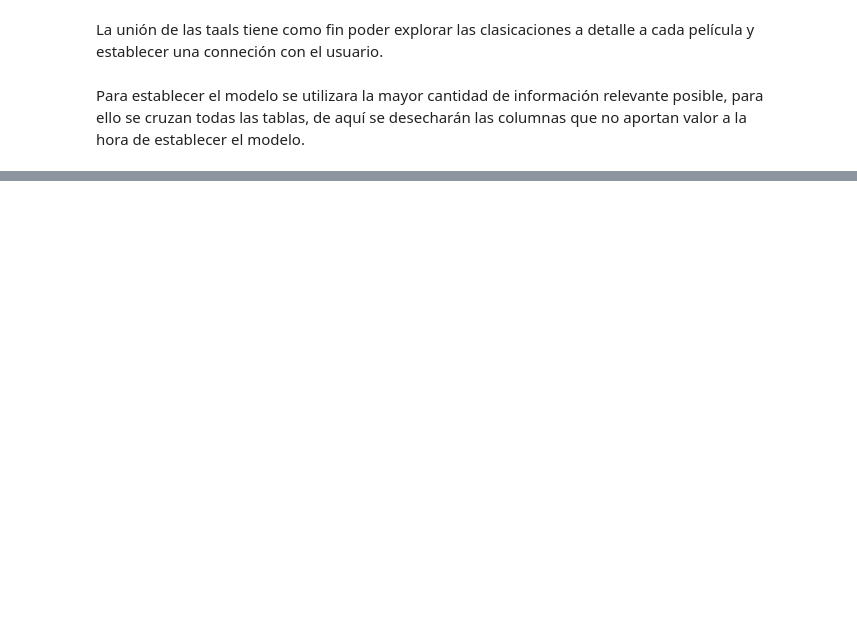
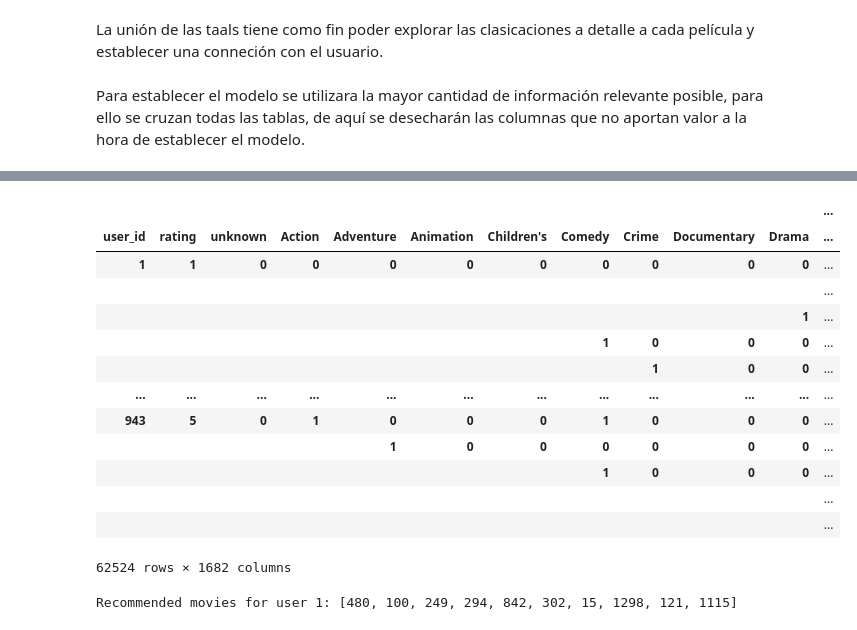
Before and after one commit to pansito/recomendationsys, a Jupyter notebook: Data Review.ipynb, the cells around one changed output, grey strips where cells are left out. Drawn from its saved outputs; the diff is of its cells as text; code cells hidden in the pictures; blank space fills up the shorter version.

```diff
--- a/Data Review.ipynb
+++ b/Data Review.ipynb
@@ -174,0 +267,17 @@ get_recommendations(userd.iloc[np.random.randint(0,high = 943)]['user id'])
+# %%
+dummiesdb.pivot(index=dummiesdb.drop(columns='item_id').columns, columns='item_id', values='rating').fillna(0)
+# %% [output]
+|  |  |  |  |  |  |  |  |  |  |  | ... |
+| user_id | rating | unknown | Action | Adventure | Animation | Children's | Comedy | Crime | Documentary | Drama | ... |
+| 1 | 1 | 0 | 0 | 0 | 0 | 0 | 0 | 0 | 0 | 0 | ... |
+|  |  |  |  |  |  |  |  |  |  |  | ... |
+|  |  |  |  |  |  |  |  |  |  | 1 | ... |
+|  |  |  |  |  |  |  | 1 | 0 | 0 | 0 | ... |
+|  |  |  |  |  |  |  |  | 1 | 0 | 0 | ... |
+| ... | ... | ... | ... | ... | ... | ... | ... | ... | ... | ... | ... |
+| 943 | 5 | 0 | 1 | 0 | 0 | 0 | 1 | 0 | 0 | 0 | ... |
+|  |  |  |  | 1 | 0 | 0 | 0 | 0 | 0 | 0 | ... |
+|  |  |  |  |  |  |  | 1 | 0 | 0 | 0 | ... |
+|  |  |  |  |  |  |  |  |  |  |  | ... |
+|  |  |  |  |  |  |  |  |  |  |  | ... |
+62524 rows × 1682 columns
@@ -174,0 +312,44 @@ get_recommendations(userd.iloc[np.random.randint(0,high = 943)]['user id'])
+# %%
+from sklearn.neighbors import NearestNeighbors
+import numpy as np
+
+user_features = dummiesdb.pivot(index=dummiesdb.drop(columns='item_id').columns, columns='item_id', values='rating').fillna(0).values
+
+    # Create the nearest neighbors model
+nn_model = NearestNeighbors(algorithm='brute', metric='manhattan')
+
+# Fit the model with all user features
+nn_model.fit(user_features)
+def get_recommendations(user_id, num_recs=10):
+    # Ensure dummiesdb is a DataFrame with user features
+
+
+    # Get the index of the specified user
+    user_idx = dummiesdb.index.get_loc(user_id)
+
+    # Find similar users
+    distances, indices = nn_model.kneighbors([user_features[user_idx]], n_neighbors=num_recs+1)
+
+    # Remove the first element which is the user itself
+    distances = distances[0][1:]
+    indices = indices[0][1:]
+
+    # Get the recommended user IDs
+    rec_user_ids = dummiesdb.iloc[indices].index.tolist()
+
+    # Find movies rated highly by recommended users
+    rec_movies = []
+    for rec_user_id in rec_user_ids:
+        top_movies = dummiesdb.loc[dummiesdb.index == rec_user_id].sort_values('rating', ascending=False)['item_id'].head(5).tolist()
+        rec_movies.extend(top_movies)
+
+    # Remove duplicates and limit to top N recommendations
+    rec_movies = list(set(rec_movies))[:num_recs]
+
+    return rec_movies
+
+# Example usage: Get recommendations for user 1
+recommended_movies = get_recommendations(1)
+print(f"Recommended movies for user 1: {recommended_movies}")
+# %% [output]
+Recommended movies for user 1: [480, 100, 249, 294, 842, 302, 15, 1298, 121, 1115]
```
Also changed, not shown: parts of 19 cells of this notebook, 1 other file.
